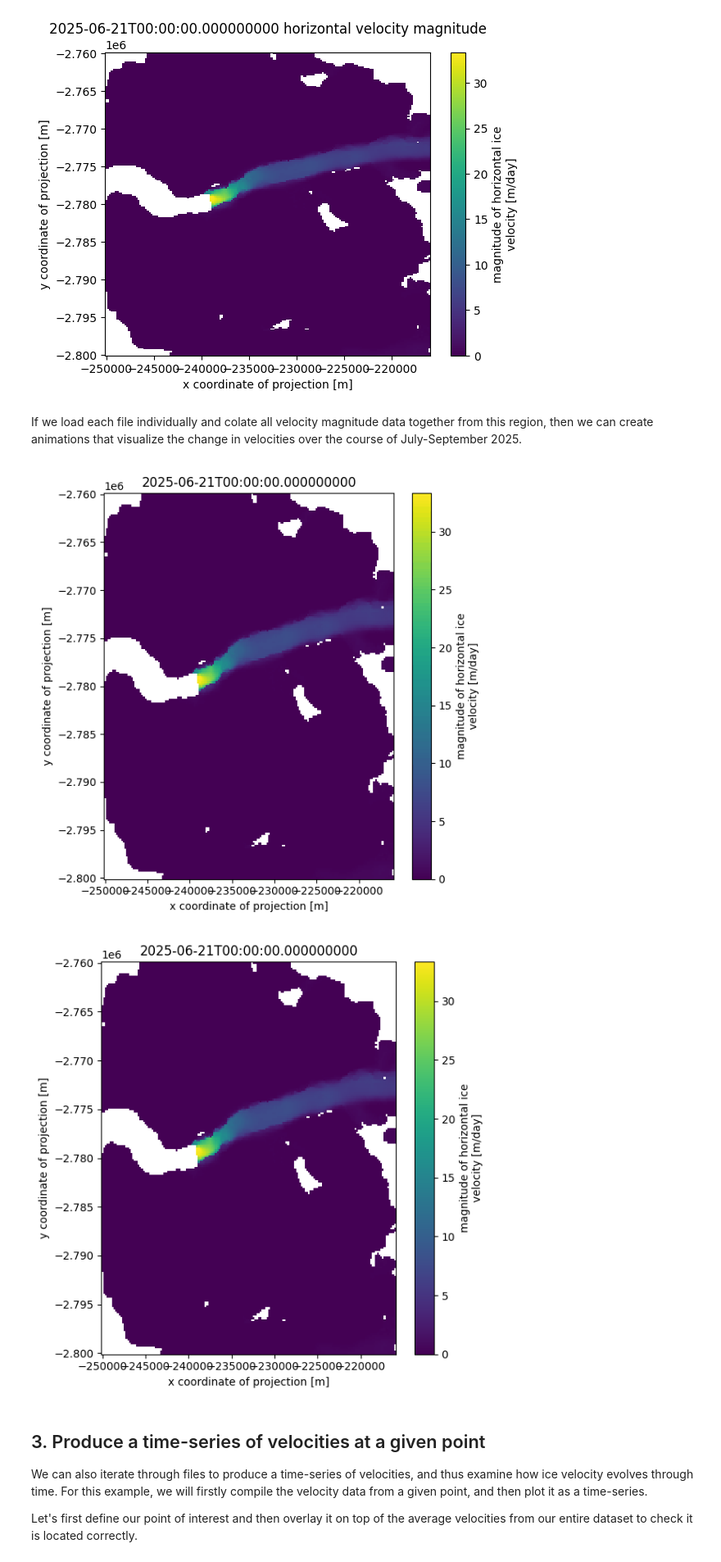
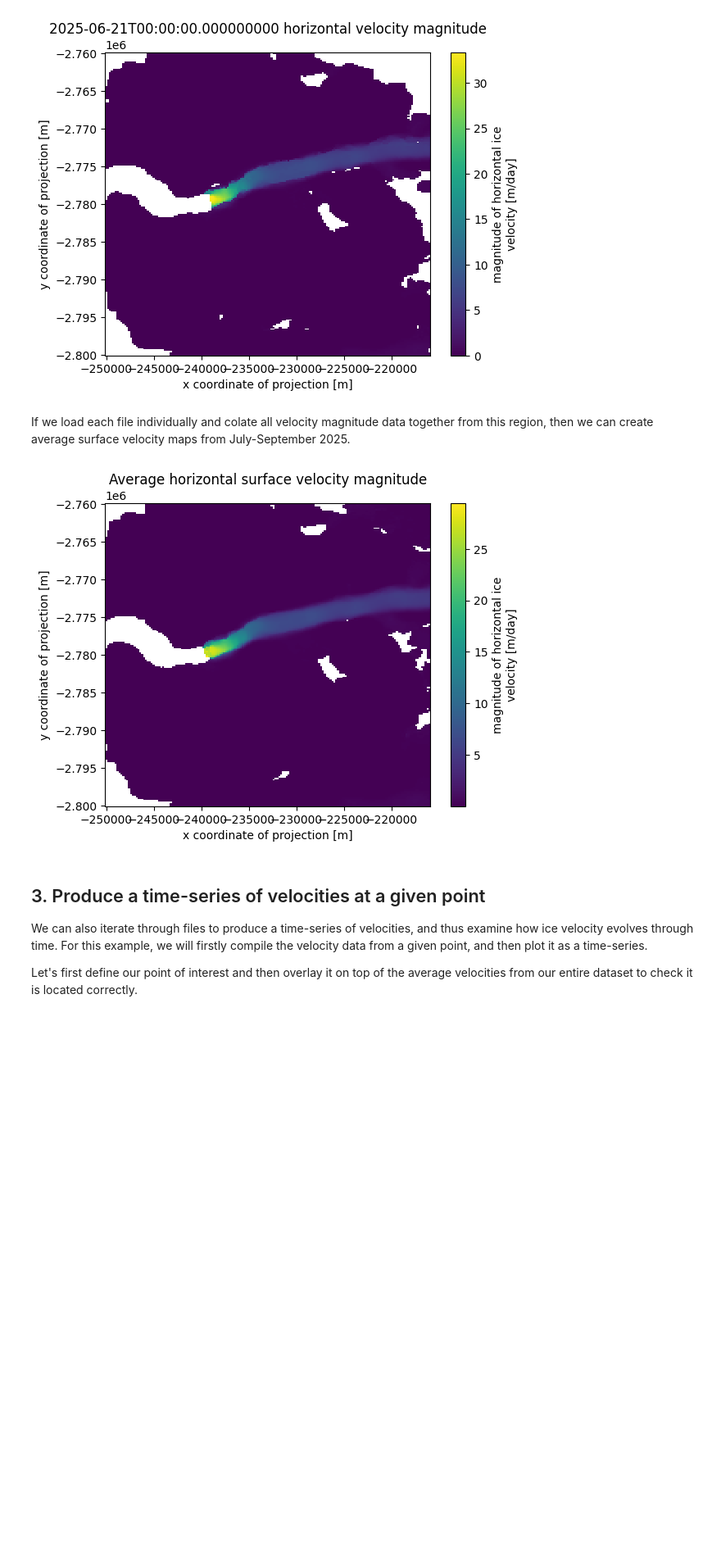
Before and after one commit to GEUS-Glaciology-and-Climate/Sentinel-1_Greenland_Ice_Velocity, a Jupyter notebook: tutorials/promice_iv_narsap_sermia_tutorial.ipynb, the cells around one changed output. Shown at 82% size. Saved outputs shown, nothing was run; the diff lists cells and outputs as text; code cells hidden in the pictures; blank space fills up the shorter version.

Commit message:
gif animation removed

```diff
--- a/tutorials/promice_iv_narsap_sermia_tutorial.ipynb
+++ b/tutorials/promice_iv_narsap_sermia_tutorial.ipynb
@@ -197,56 +197,32 @@ plt.show()
 # %% [output]
 [figure]
 # %% [markdown]
-If we load each file individually and colate all velocity magnitude data together from this region, then we can create animations that visualize the change in velocities over the course of July-September 2025.
+If we load each file individually and colate all velocity magnitude data together from this region, then we can create average surface velocity maps from July-September 2025.
 # %%
 # Open all NetCDF files and combine along coordinates
 # Warning: this functionality requires dask for parallel dataset handling
 ds = xr.open_mfdataset(
     file_list,
     data_vars="all",
     combine="by_coords",
     parallel=True
 )
 
 # Subset all datasets to Narsap Sermia region
 region = ds.sel(
     x=slice(-250000, -216000),
     y=slice(-2760000, -2800000)
 )
 velocities = region["land_ice_surface_velocity_magnitude"]
 
-# Prime plotting area
-fig, ax = plt.subplots(figsize=(6, 6))
-
-# Plot first timestep
-im = velocities.isel(time=0).plot(
-    ax=ax,
-    add_colorbar=True,
-    cmap="viridis"
-)
-title = ax.set_title(str(velocities.time.values[0]))
-plt.tight_layout()
-
-# Define function for updating plotting area with next dataset subset
-def update(frame):
-    im.set_array(velocities.isel(time=frame).values.ravel())
-    title.set_text(str(velocities.time.values[frame]))
-    return im,
-
-# Define animation
-anim = FuncAnimation(
-    fig,
-    update,
-    frames=velocities.sizes["time"],
-    interval=300  # milliseconds between frames
-)
-
-# Save and add animation here
-anim.save("narsap_sermia_animation.gif", writer=PillowWriter(fps=3))
-Image(filename="narsap_sermia_animation.gif")
+# Plot average
+plt.figure()
+velocities_average = velocities.mean(dim="time")
+velocities_average.plot()
+plt.title("Average horizontal surface velocity magnitude")
+plt.show()
 # %% [output]
-[figure, old version]
+[figure, new version]
-[figure, removed]
 # %% [markdown]
 ## 3. Produce a time-series of velocities at a given point
 We can also iterate through files to produce a time-series of velocities, and thus examine how ice velocity evolves through time. For this example, we will firstly compile the velocity data from a given point, and then plot it as a time-series.
```
Also changed, not shown: parts of 2 cells of this notebook, 1 other file.
